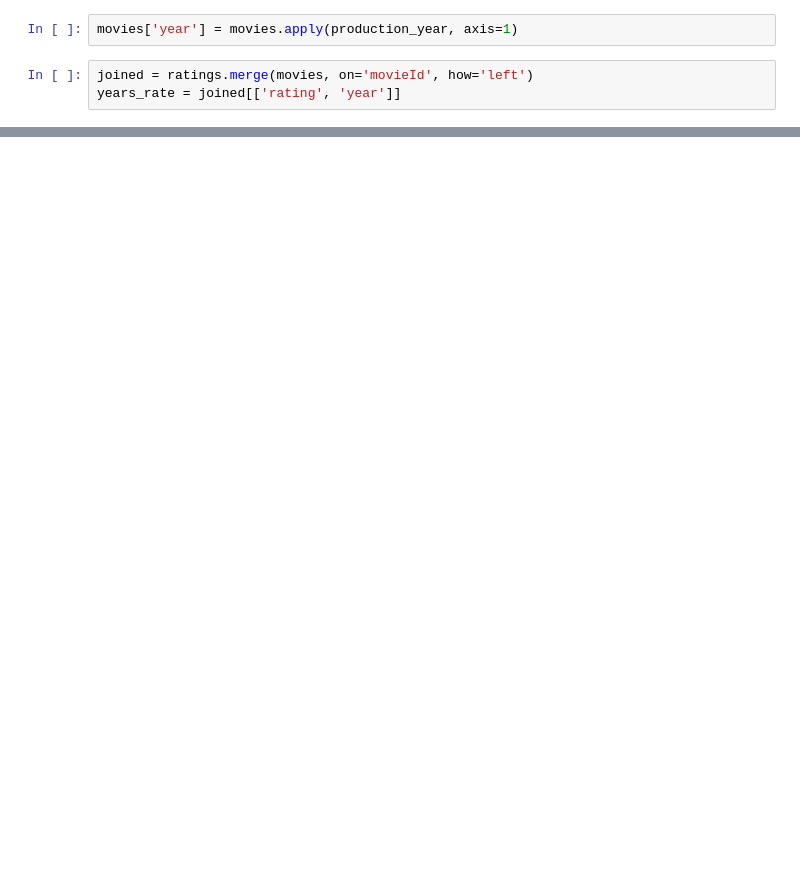
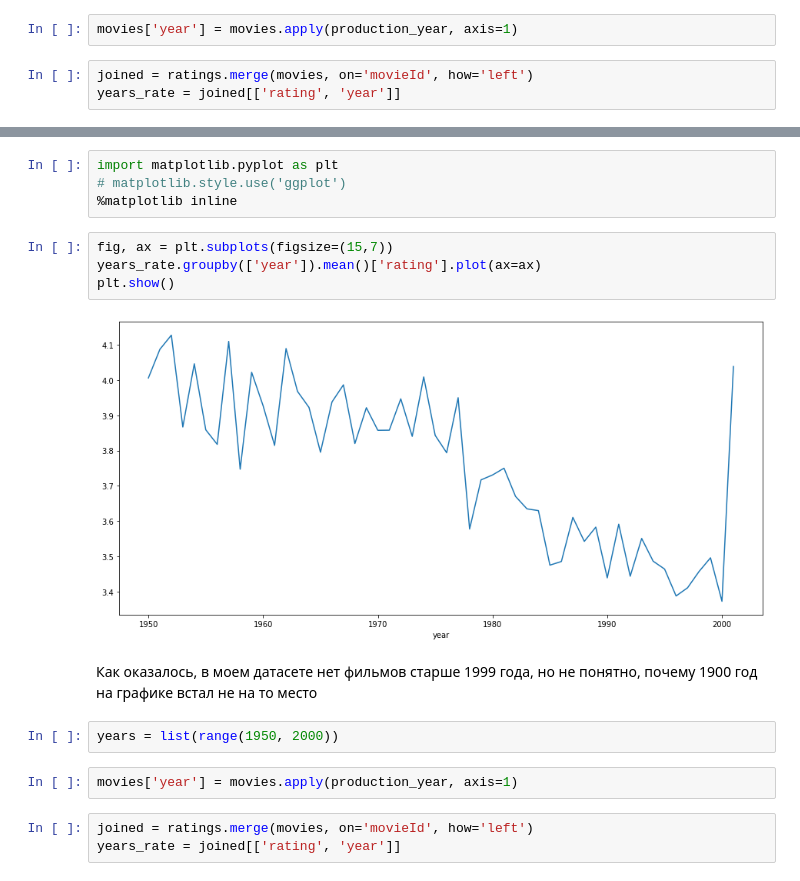
Before and after one commit to gsotsky/pyda9dz, a Jupyter notebook: pyda9dz11.ipynb, the cells around one changed output, grey strips where cells are left out. Drawn from its saved outputs; the diff is of its cells as text; blank space fills up the shorter version.

```diff
--- a/pyda9dz11.ipynb
+++ b/pyda9dz11.ipynb
@@ -228,0 +231,19 @@ years_rate.groupby('year').mean().sort_values('rating', ascending=False).head(20
+# %%
+import matplotlib.pyplot as plt
+# matplotlib.style.use('ggplot')
+%matplotlib inline
+# %%
+fig, ax = plt.subplots(figsize=(15,7))
+years_rate.groupby(['year']).mean()['rating'].plot(ax=ax)
+plt.show()
+# %% [output]
+[figure, added]
+# %% [markdown]
+Как оказалось, в моем датасете нет фильмов старше 1999 года, но не понятно, почему 1900 год на графике встал не на то место
+# %%
+years = list(range(1950, 2000))
+# %%
+movies['year'] = movies.apply(production_year, axis=1)
+# %%
+joined = ratings.merge(movies, on='movieId', how='left')
+years_rate = joined[['rating', 'year']]
```
Also changed, not shown: parts of 3 cells of this notebook.
